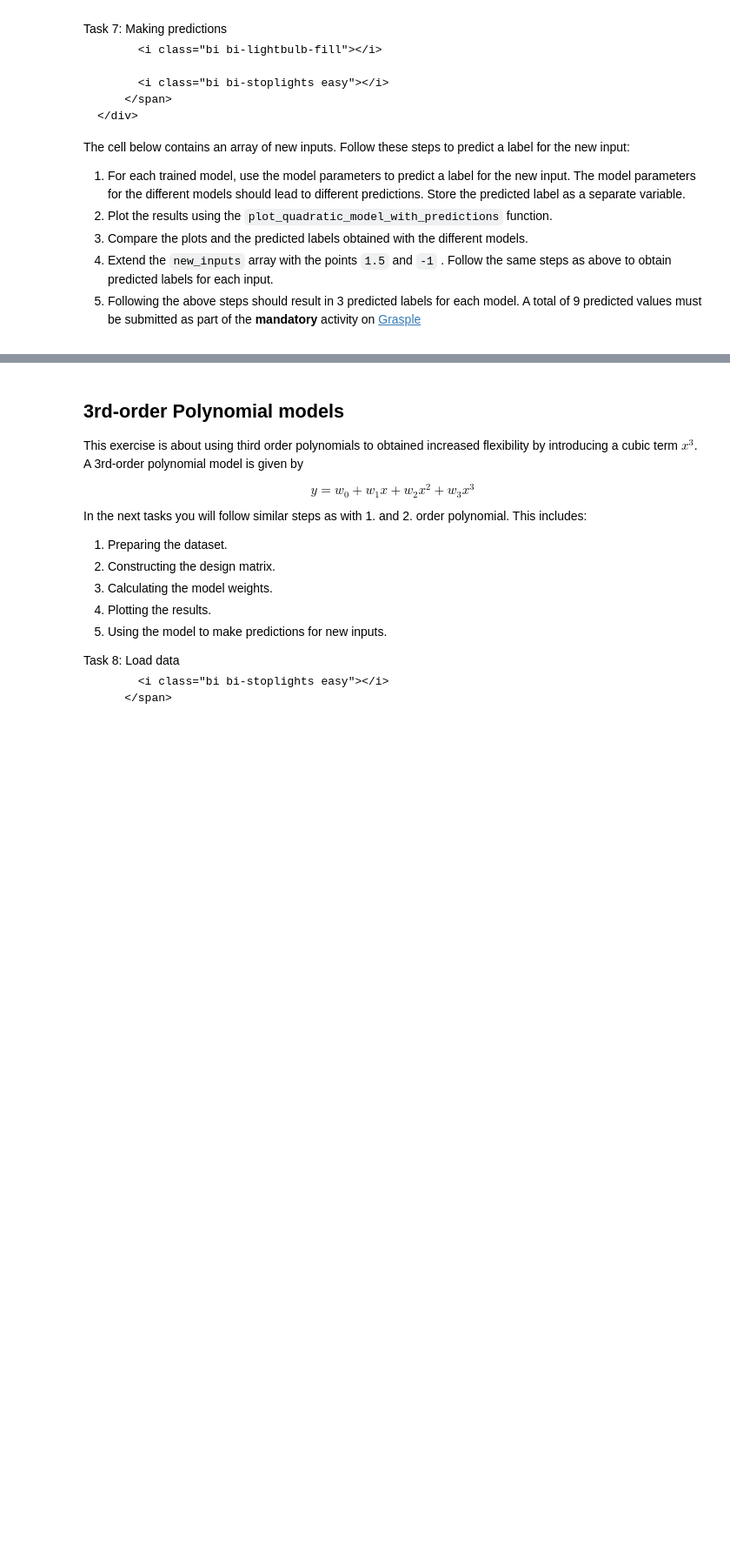
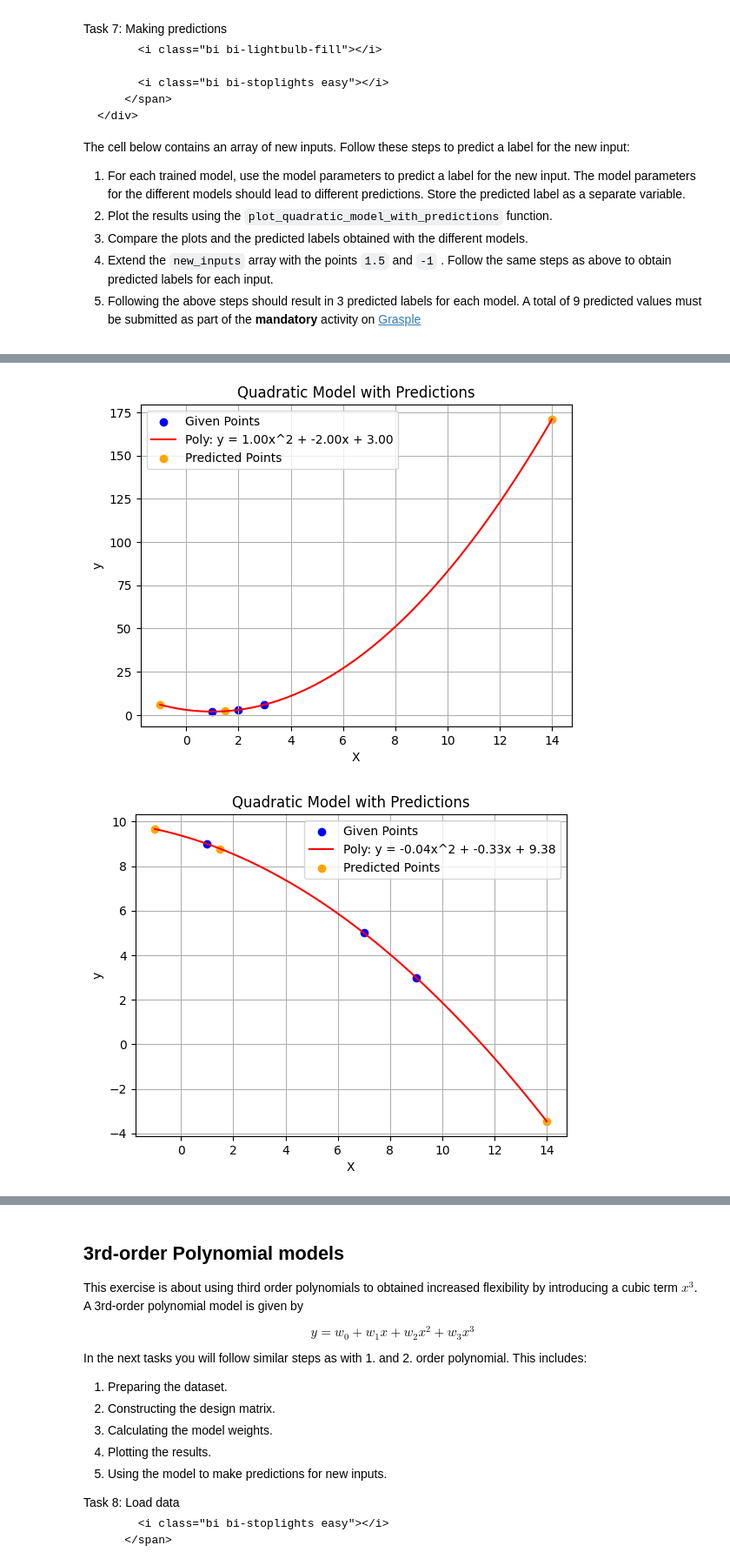
Before and after one commit to JohannesHackl/Intro_To_MachineLearning_EXERCISES, a Jupyter notebook: W04_Transformations/01-polynomials.ipynb, the cells around one changed output, grey strips where cells are left out. Shown: that part at 87% size. Cells and saved outputs as stored; diff of their text form; code cells hidden in the pictures; blank space fills up the shorter version.

```diff
--- a/W04_Transformations/01-polynomials.ipynb
+++ b/W04_Transformations/01-polynomials.ipynb
@@ -313,7 +414,7 @@ The cell below contains an array of new inputs. Follow these steps to predict a
 </div></article>
 # %%
 # New array of inputs for prediction, currently containing a single element
-new_input = np.array([14])
+new_input = np.array([14, 1.5, -1])
 
 def plot_quadratic_model_with_predictions(X, y, weights, new_input, predicted_labels):
     # Plot the original data points
@@ -341,3 +442,9 @@ def plot_quadratic_model_with_predictions(X, y, weights, new_input, predicted_la
     plt.legend()
     plt.grid(True)
     plt.show()
+# %%
+new_input_design = construct_design_matrix(new_input.reshape(-1,1))
+new_input = new_input.reshape(-1,1)
+print(new_input_design)
+print()
+print(new_input)
@@ -343,0 +459,10 @@ def plot_quadratic_model_with_predictions(X, y, weights, new_input, predicted_la
+# %%
+labels1_predicted = new_input_design @ weights1_quadratic
+labels2_predicted = new_input_design @ weights2_quadratic
+labels3_predicted = new_input_design @ weights3_quadratic
+plot_quadratic_model_with_predictions(X1_quadratic, y1_quadratic, weights1_quadratic, new_input, labels1_predicted)
+plot_quadratic_model_with_predictions(X2_quadratic, y2_quadratic, weights2_quadratic, new_input, labels2_predicted)
+plot_quadratic_model_with_predictions(X3_quadratic, y3_quadratic, weights3_quadratic, new_input, labels3_predicted)
+# %% [output]
+[figure, added]
+[figure, added]
```
Also changed, not shown: parts of 21 cells of this notebook, 1 other file.
